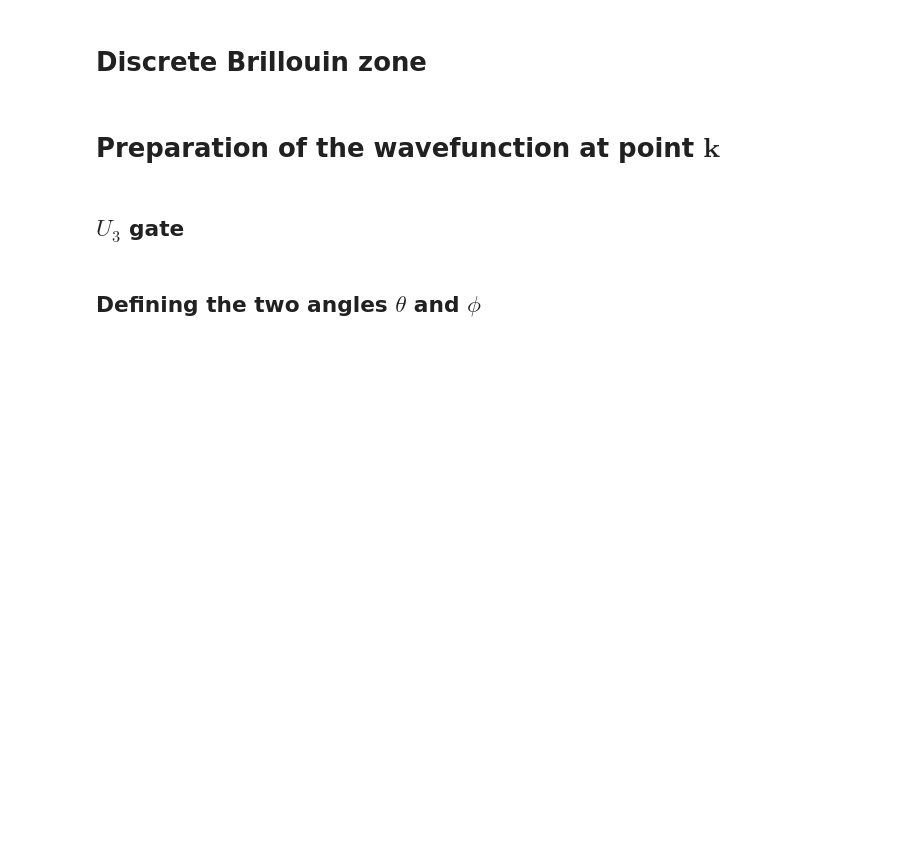
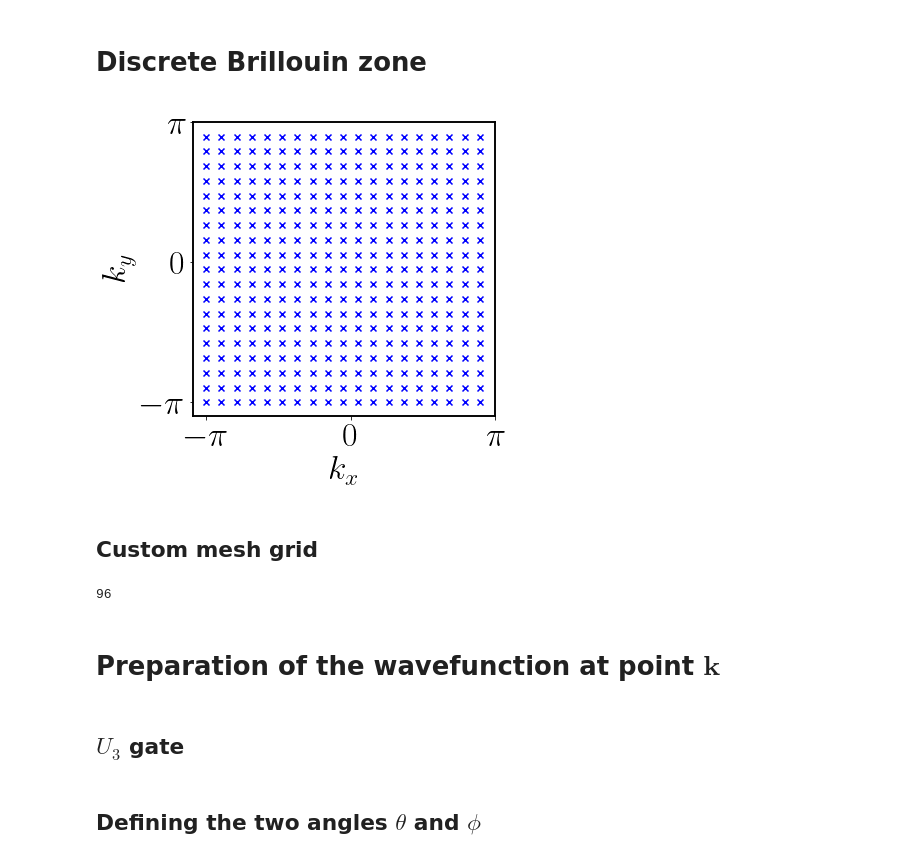
Before and after one commit to psasanka1729/chern-number-on-NISQ-computer, a Jupyter notebook: topological_phases_quantum_computer.ipynb, the cells around one changed output. Saved outputs shown, nothing was run; the diff lists cells and outputs as text; code cells hidden in the pictures; blank space fills up the shorter version.

```diff
--- a/topological_phases_quantum_computer.ipynb
+++ b/topological_phases_quantum_computer.ipynb
@@ -35,3 +29,79 @@ mu = 1.95
+# %%
+import matplotlib.pyplot as plt
+large = 40; med = 34; small = 20
+params = {'axes.titlesize': med,
+          'axes.titlepad' : med,
+          'legend.fontsize': med,
+          'axes.labelsize': med ,
+          'axes.titlesize': med ,
+          'xtick.labelsize': med ,
+          'ytick.labelsize': med ,
+          'figure.titlesize': med}
+plt.rcParams['text.usetex'] = True
+#plt.rcParams['text.latex.preamble'] = r'\usepackage{{amsmath}}'
+plt.rcParams.update(params)
+f = plt.figure()
+f.set_figwidth(6)
+f.set_figheight(6)
+for points in discretized_Brillouin_zone:
+    plt.scatter(points[0],points[1],c="b",marker="x")
+plt.xlabel(r"$k_{x}$")
+plt.ylabel(r"$k_{y}$")
+ax = f.gca()
+for spine in ax.spines.values():
+    spine.set_linewidth(1.9)
+plt.gcf().subplots_adjust(bottom=0.2)
+
+# alternate option without .gcf
+plt.subplots_adjust(left=0.2)
+x_positions = [-3.14,0,3.14]
+x_labels = ["$-\pi$","$0$","$\pi$"]
+ax.set_xticks(x_positions)
+ax.set_xticklabels(x_labels)
+y_positions = [-3.14,0,3.14]
+y_labels = ["$-\pi$","$0$","$\pi$"]
+ax.set_yticks(y_positions)
+ax.set_yticklabels(y_labels)
+plt.savefig("discretized_Brillouin_zone_20.jpg", dpi=600)
+plt.show()
+# %% [output]
+[figure, added]
+# %% [markdown]
+## Custom mesh grid
+# %%
+mesh_grid_lst = [
+    [(0,0),(1,0)],
+    [(0,0),(0,7)],
+    [(0,0),(7,0)],
+    [(0,1),(1,1)],
+    [(0,1),(0,2)],
+    [(0,1),(7,1)],
+    [(0,2),(1,2)],
+    [(0,2),(2,3)],
+    [(0,2),(7,2)],
+    [(0,3),(1,3)],
+    [(0,3),(3,4)],
+    [(0,3),(7,3)],
+    [(0,4),(1,4)],
+    [(0,4),(4,5)],
+    [(0,4),(7,4)],
+    [(0,5),(1,5)],
+    [(0,5),(5,6)],
+    [(0,5),(7,5)],
+    [(0,6),(1,6)],
+    [(0,6),(6,7)],
+    [(0,6),(7,6)],
+    [(0,7),(7,1)],
+    [(0,7),(7,7)],
+    [(7,1),(7,3)],
+]
+for x in range(1,7):
+    for y in range(1,7):
+        mesh_grid_lst.append([(x,y),(x+1,y)])
+        mesh_grid_lst.append([(x,y),(x,y+1)])
+len(mesh_grid_lst)
+# %% [output]
+96
 # %%
 r"""
 # k_x and k_y
```
Also changed, not shown: parts of 27 cells of this notebook.
